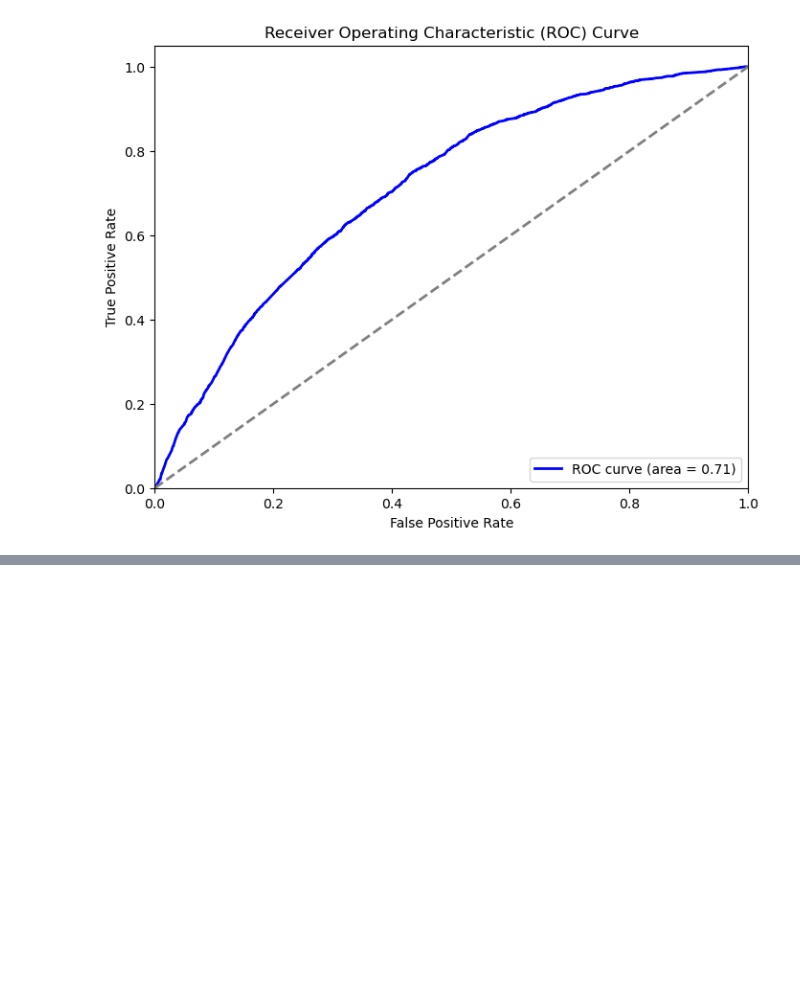
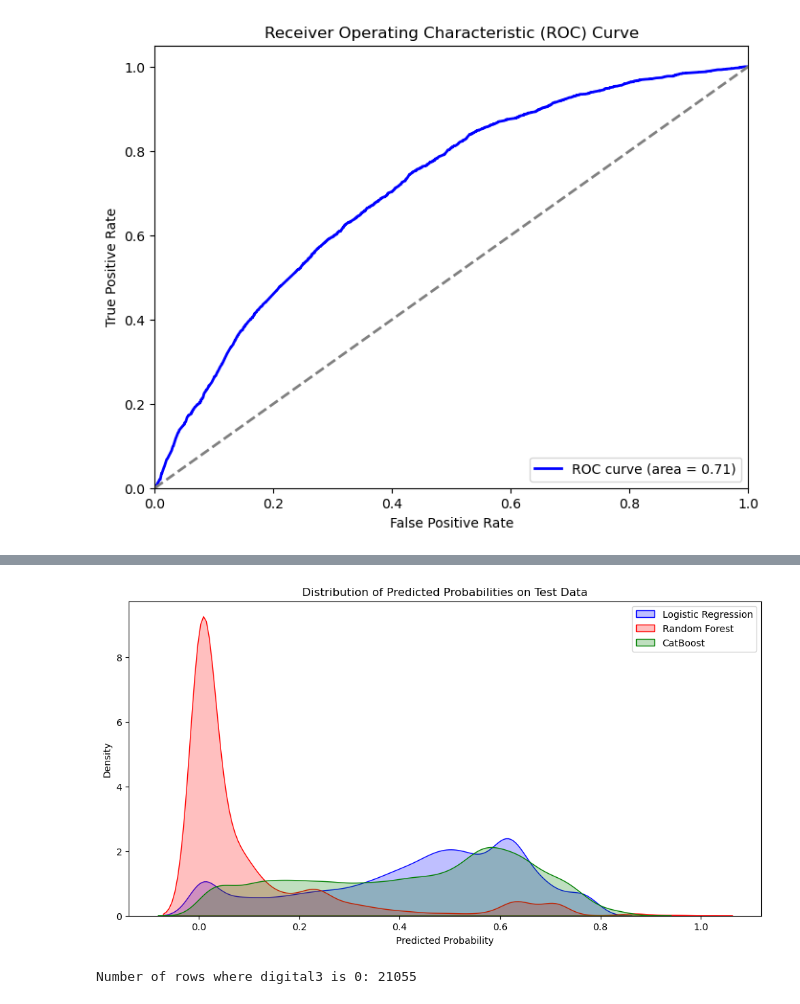
Before and after one commit to Ameya1337/Lending-Game-Finance, a Jupyter notebook: modeling_2.ipynb, the cells around one changed output, grey strips where cells are left out. Cells and saved outputs as stored; diff of their text form; code cells hidden in the pictures; blank space fills up the shorter version.

```diff
--- a/modeling_2.ipynb
+++ b/modeling_2.ipynb
@@ -1191,0 +1177,8 @@ weighted avg       0.87      0.68      0.74     30000
+# %%
+X_test_new = X_test.copy()
+# %%
+X_test.drop(["Logistic PD"], axis=1, inplace=True)
+# %%
+X_test_new["Logistic PD"] = lr.predict_proba(X_test)[:, 1]
+X_test_new["Random Forest PD"] = rf.predict_proba(X_test)[:, 1]
+X_test_new["CatBoost PD"] = cb_model.predict_proba(X_test)[:, 1]
@@ -1191,0 +1234,23 @@ weighted avg       0.87      0.68      0.74     30000
+# %%
+plt.figure(figsize=(12, 6))
+
+sns.kdeplot(
+    X_test_new["Logistic PD"], label="Logistic Regression", color="blue", shade=True
+)
+sns.kdeplot(
+    X_test_new["Random Forest PD"], label="Random Forest", color="red", shade=True
+)
+sns.kdeplot(X_test_new["CatBoost PD"], label="CatBoost", color="green", shade=True)
+
+plt.title("Distribution of Predicted Probabilities on Test Data")
+plt.xlabel("Predicted Probability")
+plt.ylabel("Density")
+plt.legend()
+plt.show()
+# %% [output]
+[figure, added]
+# %%
+num_digital3_zero = (df["digital3"] == 0).sum()
+print(f"Number of rows where digital3 is 0: {num_digital3_zero}")
+# %% [output]
+Number of rows where digital3 is 0: 21055
```
Also changed, not shown: parts of 32 cells of this notebook, 6 other files.
